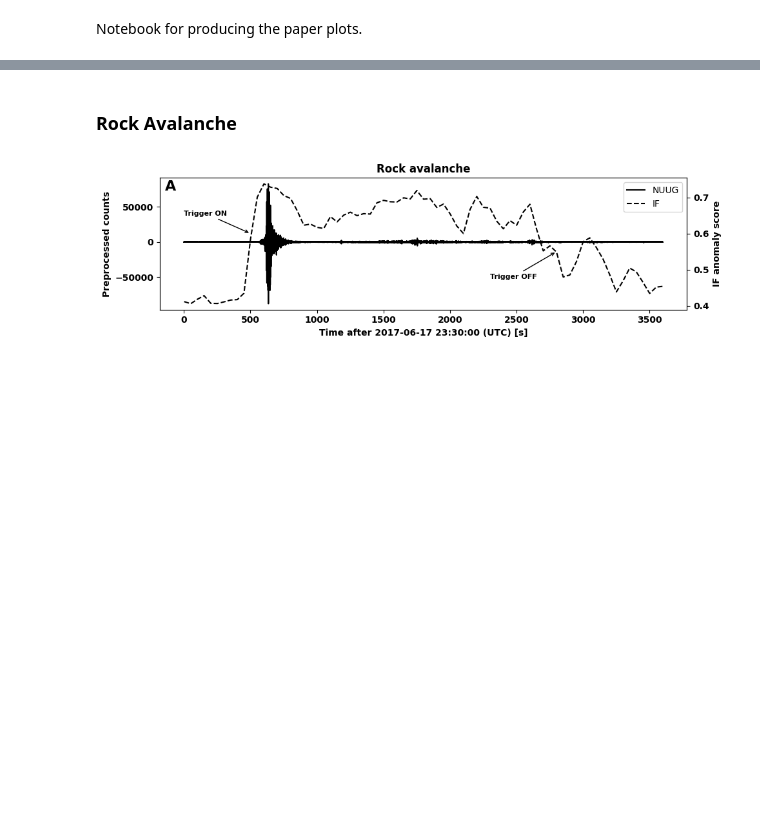
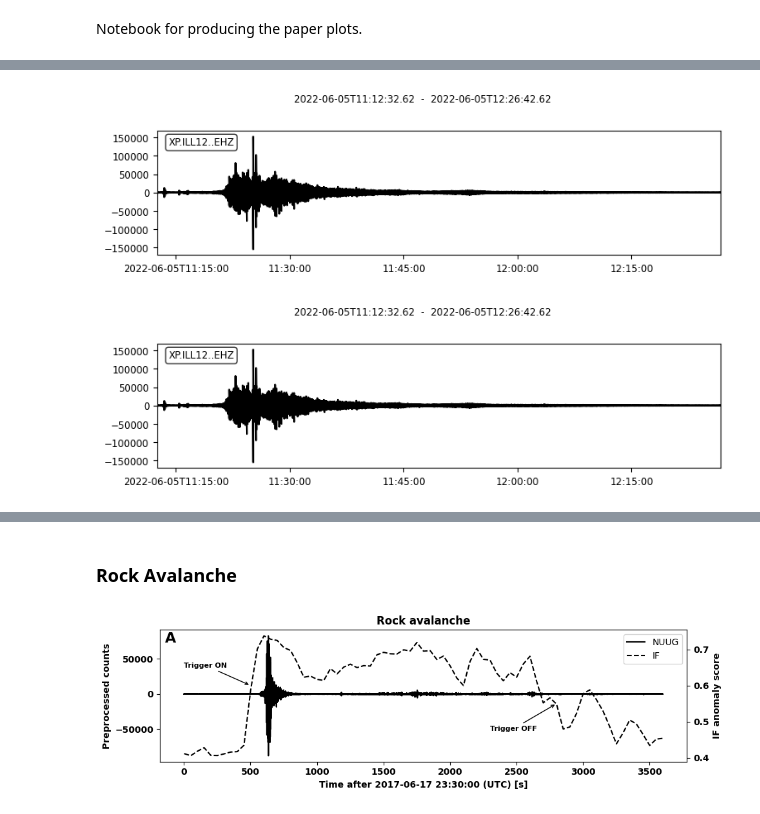
Before and after one commit to FKamper/seismic-isolation-forest, a Jupyter notebook: notebooks/plots.ipynb, the cells around one changed output, grey strips where cells are left out. Cells and saved outputs as stored; diff of their text form; code cells hidden in the pictures; blank space fills up the shorter version.

```diff
--- a/notebooks/plots.ipynb
+++ b/notebooks/plots.ipynb
@@ -27,0 +124,5 @@ plt.rcParams["font.family"] = "sans-serif"
+# %%
+st.plot()
+# %% [output]
+[figure, added]
+[figure, added]
```
Also changed, not shown: parts of 39 cells of this notebook, 28 other files.
